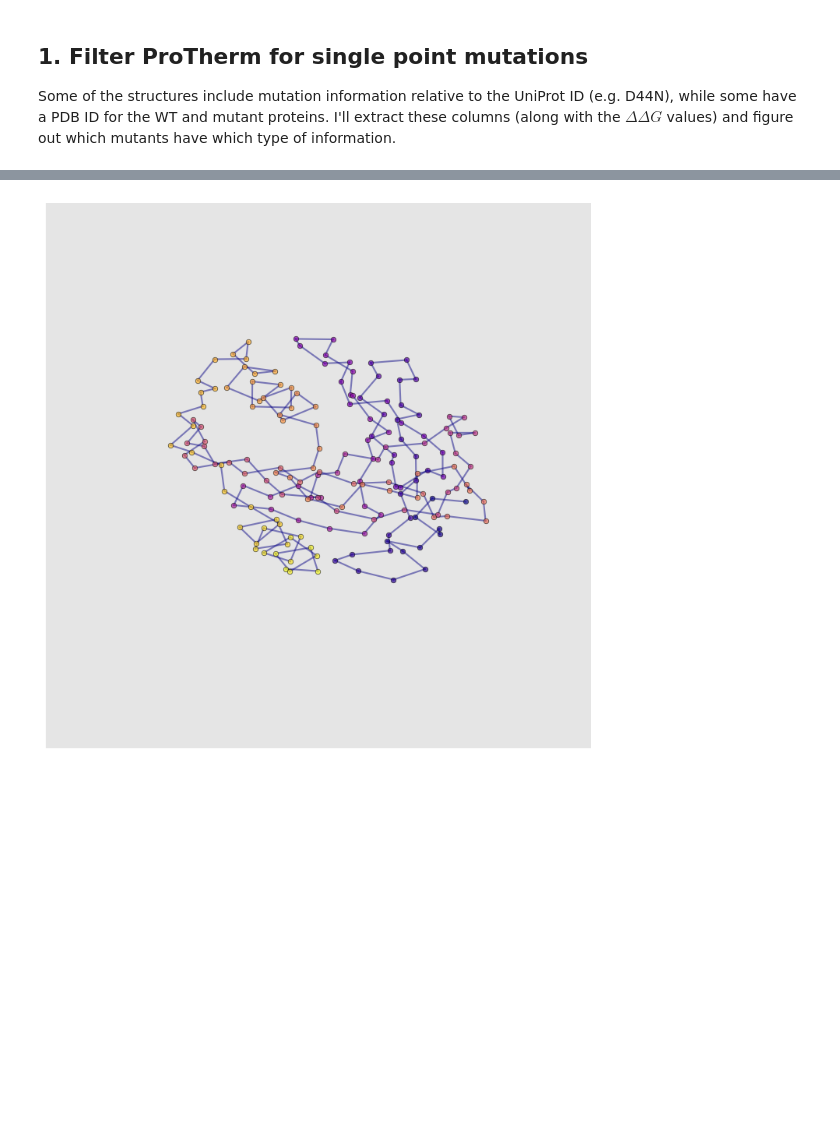
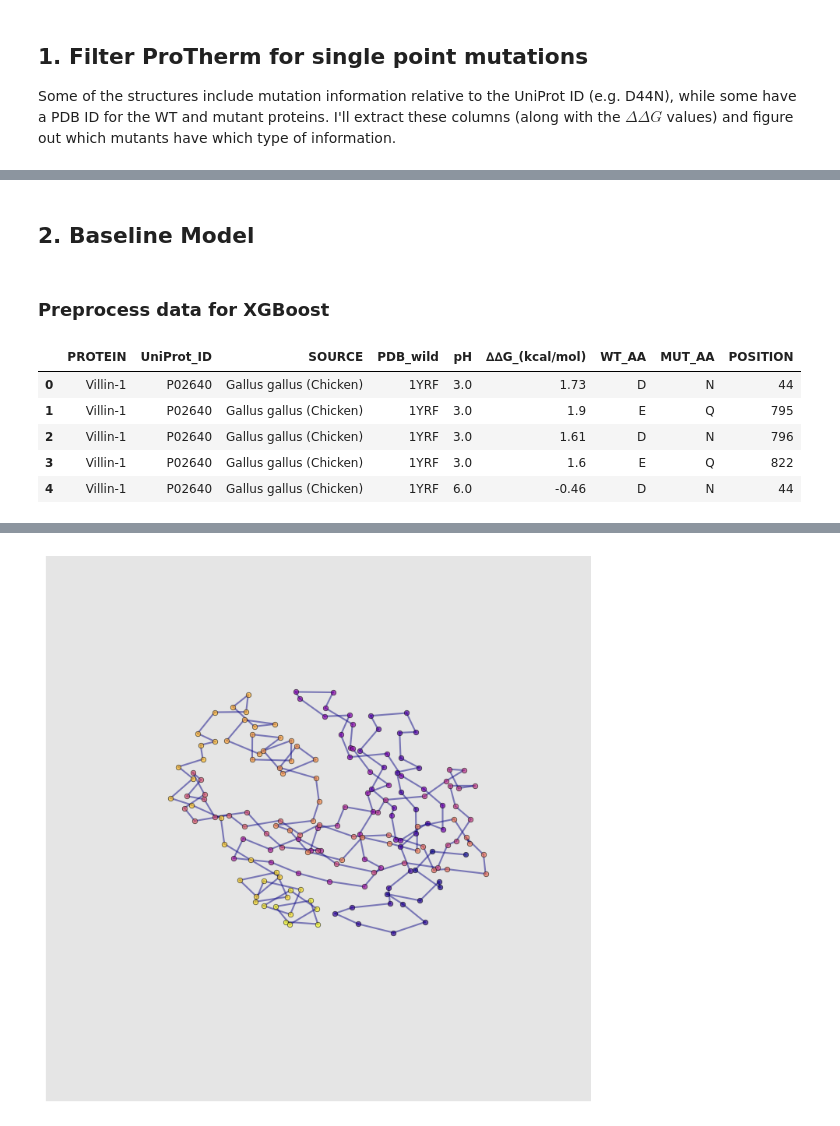
Before and after one commit to amy-acharya/aml-final-project, a Jupyter notebook: project.ipynb, the cells around one changed output, grey strips where cells are left out. Saved outputs shown, nothing was run; the diff lists cells and outputs as text; code cells hidden in the pictures; blank space fills up the shorter version.

```diff
--- a/project.ipynb
+++ b/project.ipynb
@@ -67,0 +55,4 @@ table_pdb.shape
+# %% [markdown]
+## 2. Baseline Model
+# %% [markdown]
+### Preprocess data for XGBoost
@@ -67,0 +93,9 @@ table_pdb.shape
+# %%
+table_uniprot_xgb.head()
+# %% [output]
+|  | PROTEIN | UniProt_ID | SOURCE | PDB_wild | pH | ∆∆G_(kcal/mol) | WT_AA | MUT_AA | POSITION |
+| 0 | Villin-1 | P02640 | Gallus gallus (Chicken) | 1YRF | 3.0 | 1.73 | D | N | 44 |
+| 1 | Villin-1 | P02640 | Gallus gallus (Chicken) | 1YRF | 3.0 | 1.9 | E | Q | 795 |
+| 2 | Villin-1 | P02640 | Gallus gallus (Chicken) | 1YRF | 3.0 | 1.61 | D | N | 796 |
+| 3 | Villin-1 | P02640 | Gallus gallus (Chicken) | 1YRF | 3.0 | 1.6 | E | Q | 822 |
+| 4 | Villin-1 | P02640 | Gallus gallus (Chicken) | 1YRF | 6.0 | -0.46 | D | N | 44 |
```
Also changed, not shown: parts of 24 cells of this notebook.
